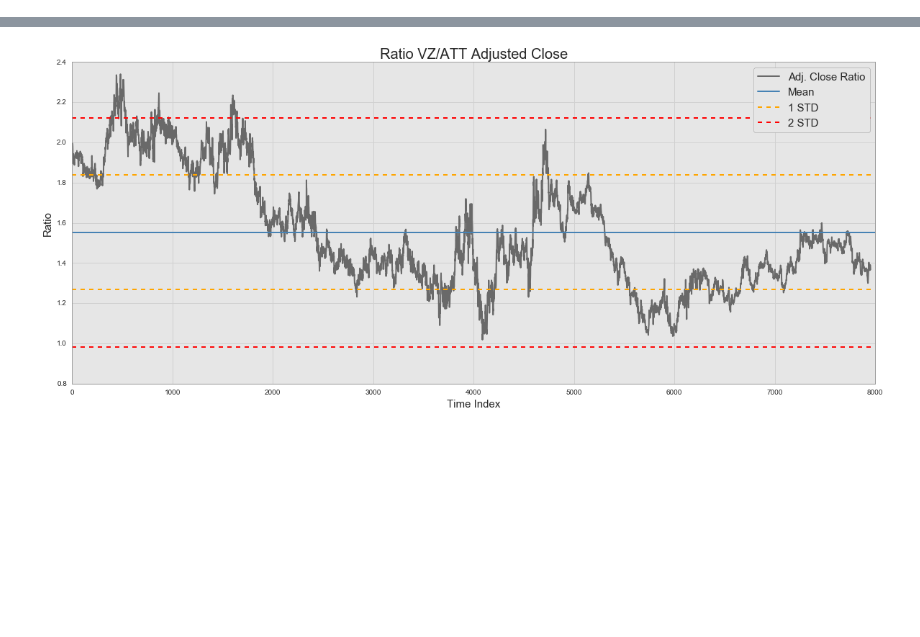
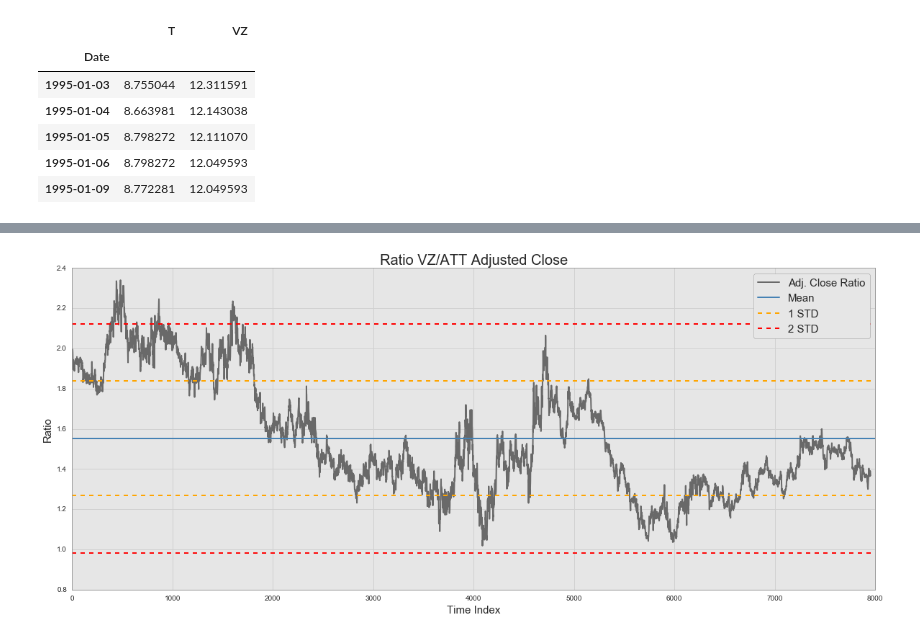
Before and after one commit to bbahmany/quant-finance, a Jupyter notebook: pairs-trading.ipynb, the cells around one changed output, grey strips where cells are left out. Cells and saved outputs as stored; diff of their text form; code cells hidden in the pictures; blank space fills up the shorter version.

```diff
--- a/pairs-trading.ipynb
+++ b/pairs-trading.ipynb
@@ -54,0 +52,10 @@ att.tail(1)
+# %%
+cell.head()
+# %% [output]
+|  | T | VZ |
+| Date |  |  |
+| 1995-01-03 | 8.755044 | 12.311591 |
+| 1995-01-04 | 8.663981 | 12.143038 |
+| 1995-01-05 | 8.798272 | 12.111070 |
+| 1995-01-06 | 8.798272 | 12.049593 |
+| 1995-01-09 | 8.772281 | 12.049593 |
```
Also changed, not shown: parts of 12 cells of this notebook.
